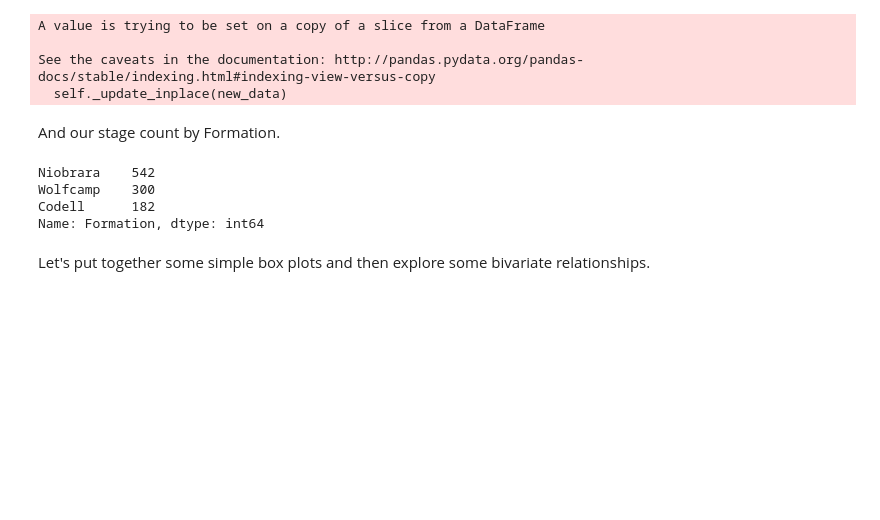
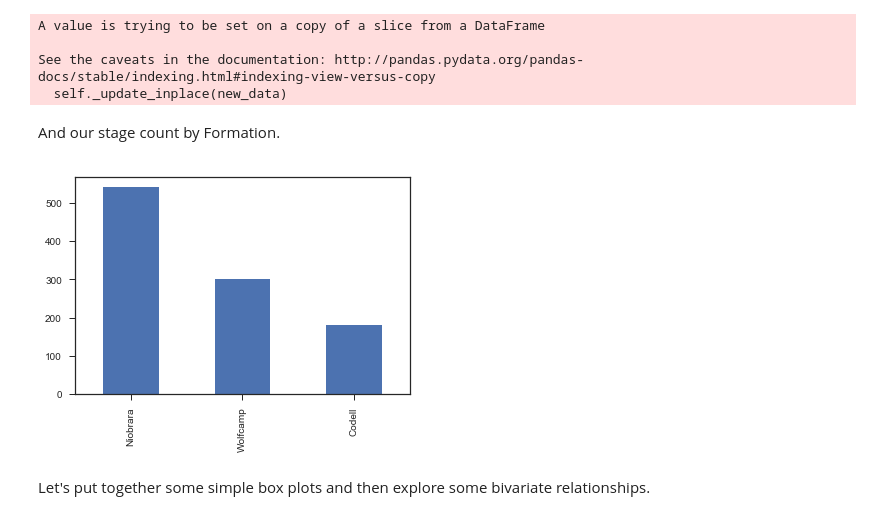
Before and after one commit to kykiefer/wdl, a Jupyter notebook: formation_success.ipynb, the cells around one changed output. Cells and saved outputs as stored; diff of their text form; code cells hidden in the pictures; blank space fills up the shorter version.

```diff
--- a/formation_success.ipynb
+++ b/formation_success.ipynb
@@ -48,12 +48,9 @@ See the caveats in the documentation: http://pandas.pydata.org/pandas-docs/stabl
 # %% [markdown]
 And our stage count by Formation.
 # %%
-success_df['Formation'].value_counts()
+success_df['Formation'].value_counts().plot.bar();
 # %% [output]
-Niobrara    542
-Wolfcamp    300
-Codell      182
-Name: Formation, dtype: int64
+[figure, added]
 # %% [markdown]
 Let's put together some simple box plots and then explore some bivariate relationships.
 # %%
```
Also changed, not shown: parts of 4 cells of this notebook, 1 other file.
